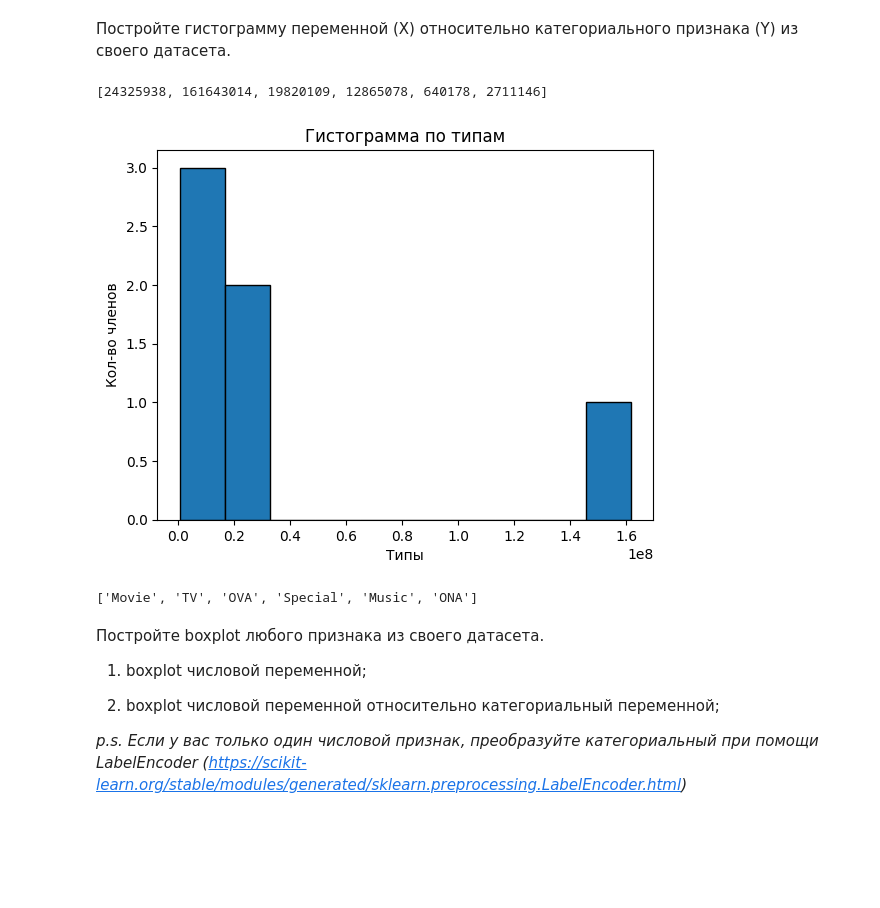
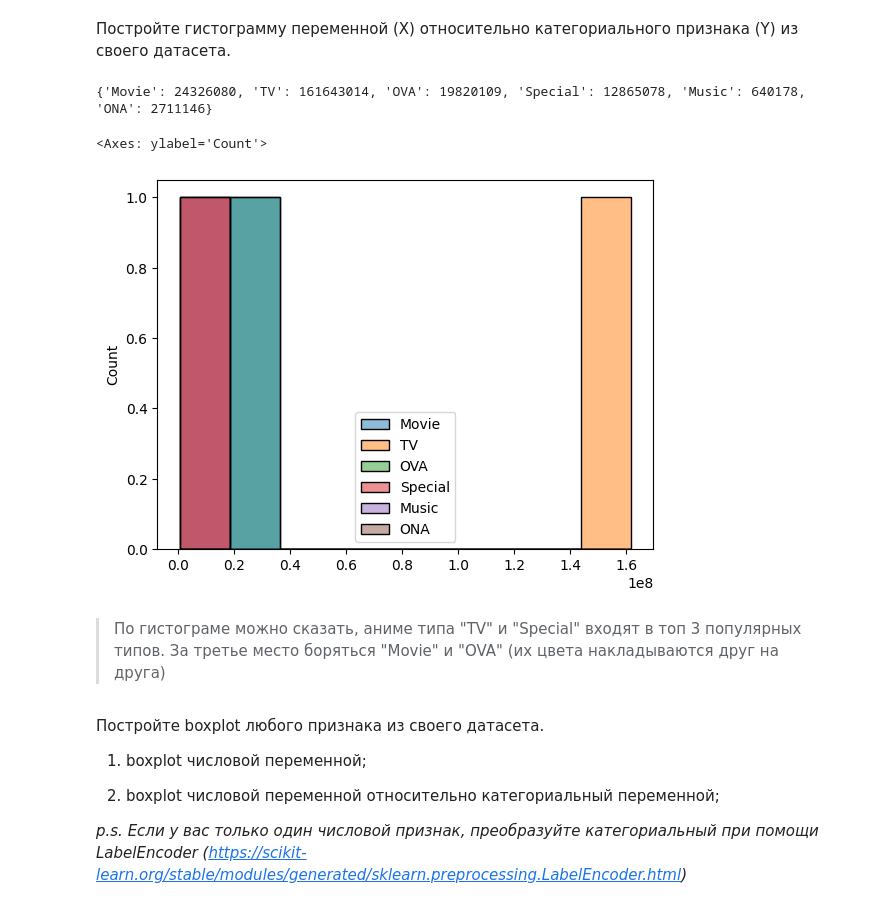
Before and after one commit to TheGodseeker/ML_PR, a Jupyter notebook: Задание_2.ipynb, the cells around one changed output. Drawn from its saved outputs; the diff is of its cells as text; code cells hidden in the pictures; blank space fills up the shorter version.

```diff
--- a/Задание_2.ipynb
+++ b/Задание_2.ipynb
@@ -139,40 +137,26 @@ iqr
-# %%
-types = []
-views = []
-
-for y in df["type"]: #получаем список категорий
-    new_type = True
-    for cur_type in types:
-      if y == cur_type:
-        new_type = False
-        break
-    if (new_type): types.append(y)
-
-types = [item for item in types if not(pd.isna(item))]
-for i in range(len(types)): views.append(0)
-
-for i in range(len(df.index)-1): # получаем сумму x по каждой категории
-  cur_type = df.iloc[i]["type"]
-  types_num = 0
-  for x in types:
-    if cur_type == x:
-      views[types.index(x)] += df.iloc[i]["members"]
-
-
-#print(types)
-print(views)
-
-plt.figure()
-plt.hist(views, edgecolor='black')
-plt.title('Гистограмма по типам')
-plt.xlabel('Типы')
-plt.ylabel('Кол-во членов')
-plt.show()
-print(types)
-# %% [output]
-[24325938, 161643014, 19820109, 12865078, 640178, 2711146]
-[figure, removed]
-['Movie', 'TV', 'OVA', 'Special', 'Music', 'ONA']
+# %%
+types = {}
+
+for val in df["type"]:
+  if val not in types: types[val] = 0
+
+types.popitem()
+
+for cur_type in types:
+  cur_mem = df[df["type"]== cur_type]["members"]
+  for n in cur_mem: types[cur_type] += n
+
+print(types)
+
+sns.histplot( x = types.values(), hue = types.keys())
+# %% [output]
+{'Movie': 24326080, 'TV': 161643014, 'OVA': 19820109, 'Special': 12865078, 'Music': 640178, 'ONA': 2711146}
+<Axes: ylabel='Count'>
+[figure, added]
+# %% [markdown]
+
+
+> По гистограме можно сказать, аниме типа "TV" и "Special" входят в топ 3 популярных типов. За третье место боряться "Movie" и "OVA" (их цвета накладываются друг на друга)
 # %% [markdown]
 Постройте boxplot любого признака из своего датасета.
 
```
Also changed, not shown: parts of 12 cells of this notebook.
